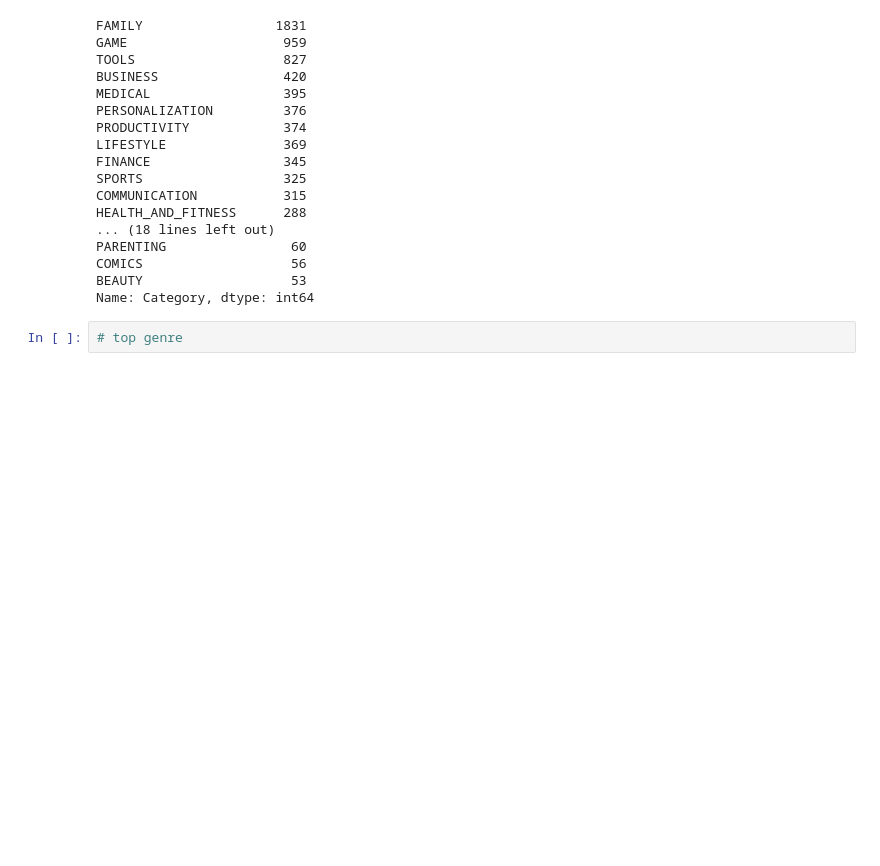
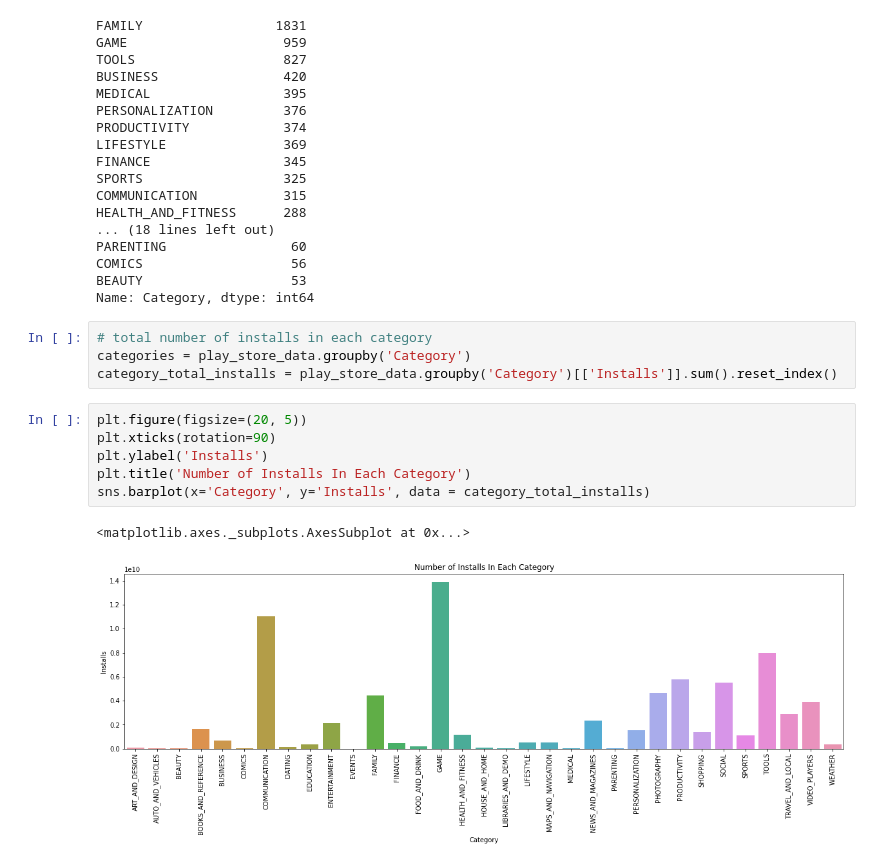
Before and after one commit to MijulSaxena/EDA-project-on-Gooogle-playstore., a Jupyter notebook: Play_Store_App_Review_Analysis_Capstone_Project_by_Mijul_Saxena.ipynb, the cells around one changed output. Saved outputs shown, nothing was run; the diff lists cells and outputs as text; blank space fills up the shorter version.

```diff
--- a/Play_Store_App_Review_Analysis_Capstone_Project_by_Mijul_Saxena.ipynb
+++ b/Play_Store_App_Review_Analysis_Capstone_Project_by_Mijul_Saxena.ipynb
@@ -316,5 +316,16 @@ PARENTING                60
 COMICS                   56
 BEAUTY                   53
 Name: Category, dtype: int64
-# %%
-# top genre
+# %%
+# total number of installs in each category
+categories = play_store_data.groupby('Category')
+category_total_installs = play_store_data.groupby('Category')[['Installs']].sum().reset_index()
+# %%
+plt.figure(figsize=(20, 5))
+plt.xticks(rotation=90)
+plt.ylabel('Installs')
+plt.title('Number of Installs In Each Category')
+sns.barplot(x='Category', y='Installs', data = category_total_installs)
+# %% [output]
+<matplotlib.axes._subplots.AxesSubplot at 0x...>
+[figure, added]
```
Also changed, not shown: parts of 2 cells of this notebook.
